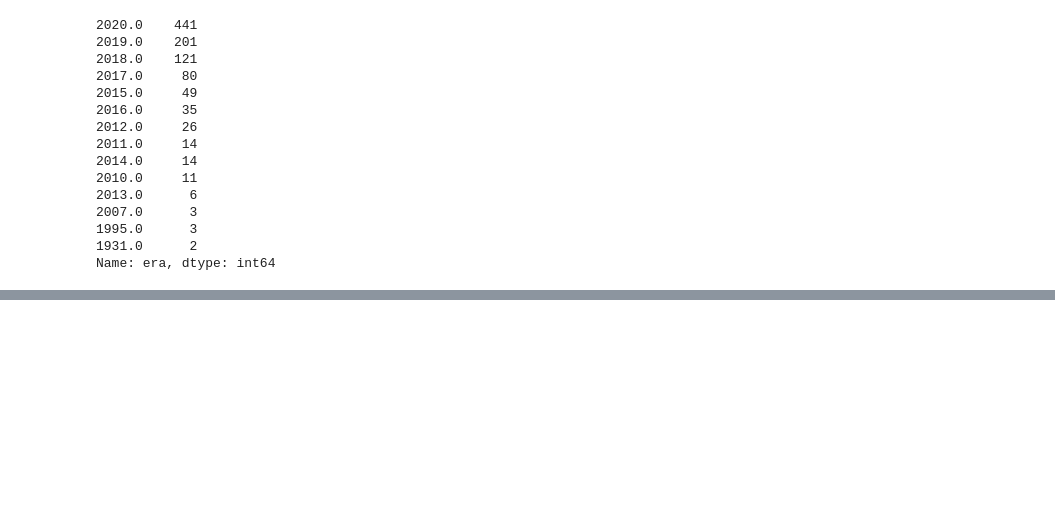
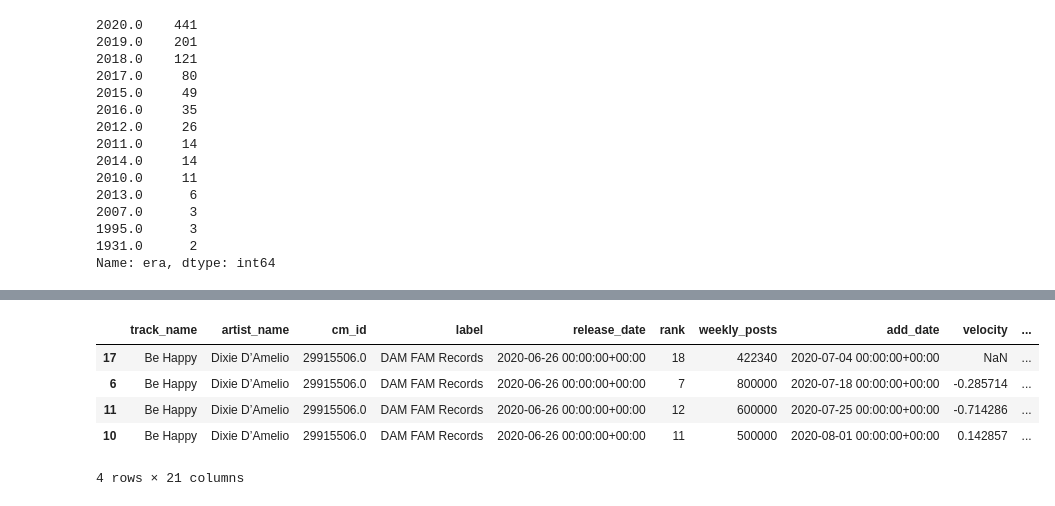
Before and after one commit to jacksonbull87/Roses-Explosion, a Jupyter notebook: ChartMetric API Workbook.ipynb, the cells around one changed output, grey strips where cells are left out. Drawn from its saved outputs; the diff is of its cells as text; code cells hidden in the pictures; blank space fills up the shorter version.

Commit message:
checking chart positions for top emerging artist: Dixie D'Amelio

```diff
--- a/ChartMetric API Workbook.ipynb
+++ b/ChartMetric API Workbook.ipynb
@@ -406,0 +409,4 @@ ttwk_mstr.to_csv('datasets/historic_ttwk.csv')
+# %%
+#checking chart positions for Dixie D'Amelio
+df = pd.read_csv('datasets/historic_ttwk.csv', index_col=0)
+dixie = df.loc[df['track_name'] == 'Be Happy']
@@ -406,0 +421,9 @@ ttwk_mstr.to_csv('datasets/historic_ttwk.csv')
+# %%
+dixie
+# %% [output]
+|  | track_name | artist_name | cm_id | label | release_date | rank | weekly_posts | add_date | velocity | ... |
+| 17 | Be Happy | Dixie D’Amelio | 29915506.0 | DAM FAM Records | 2020-06-26 00:00:00+00:00 | 18 | 422340 | 2020-07-04 00:00:00+00:00 | NaN | ... |
+| 6 | Be Happy | Dixie D’Amelio | 29915506.0 | DAM FAM Records | 2020-06-26 00:00:00+00:00 | 7 | 800000 | 2020-07-18 00:00:00+00:00 | -0.285714 | ... |
+| 11 | Be Happy | Dixie D’Amelio | 29915506.0 | DAM FAM Records | 2020-06-26 00:00:00+00:00 | 12 | 600000 | 2020-07-25 00:00:00+00:00 | -0.714286 | ... |
+| 10 | Be Happy | Dixie D’Amelio | 29915506.0 | DAM FAM Records | 2020-06-26 00:00:00+00:00 | 11 | 500000 | 2020-08-01 00:00:00+00:00 | 0.142857 | ... |
+4 rows × 21 columns
```
Also changed, not shown: parts of 2 cells of this notebook, 1 other file.
